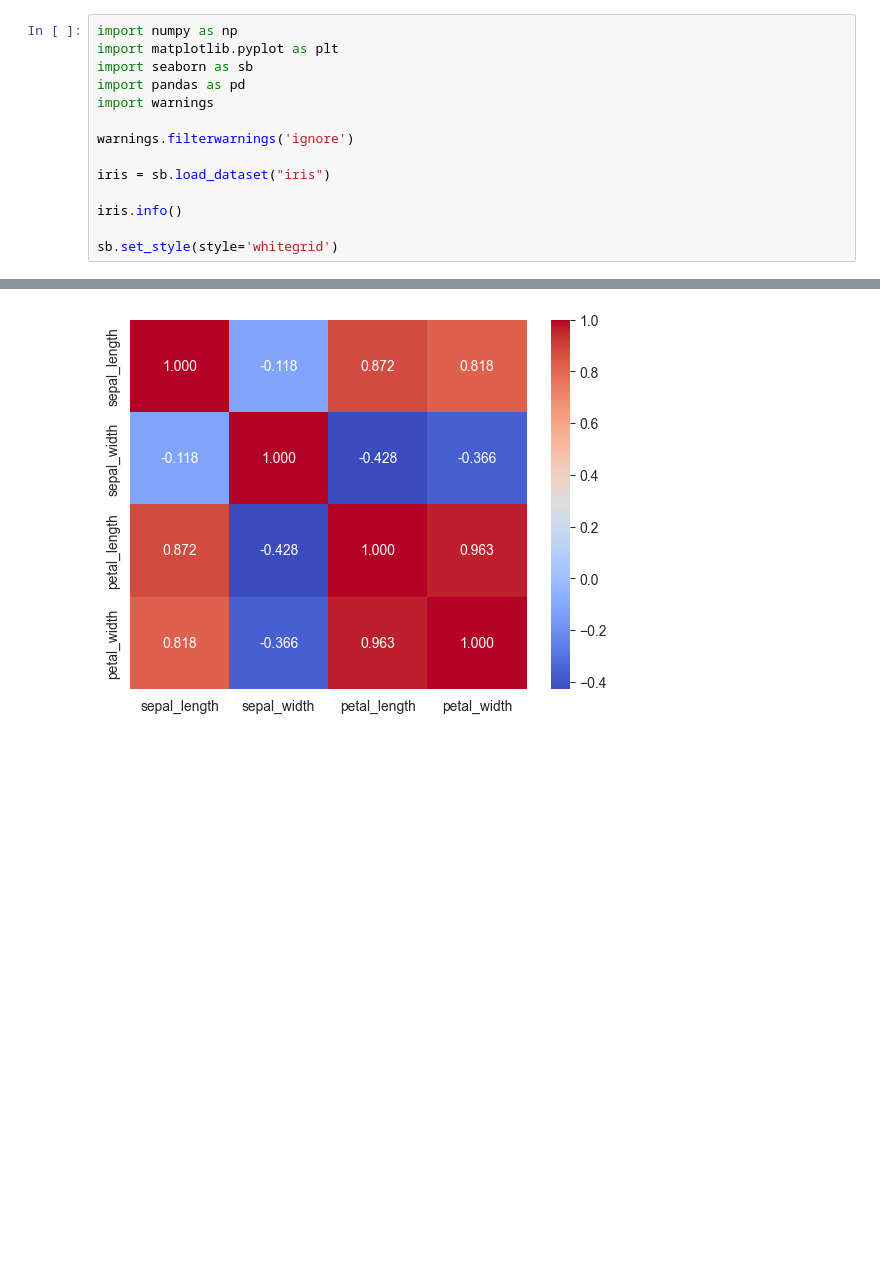
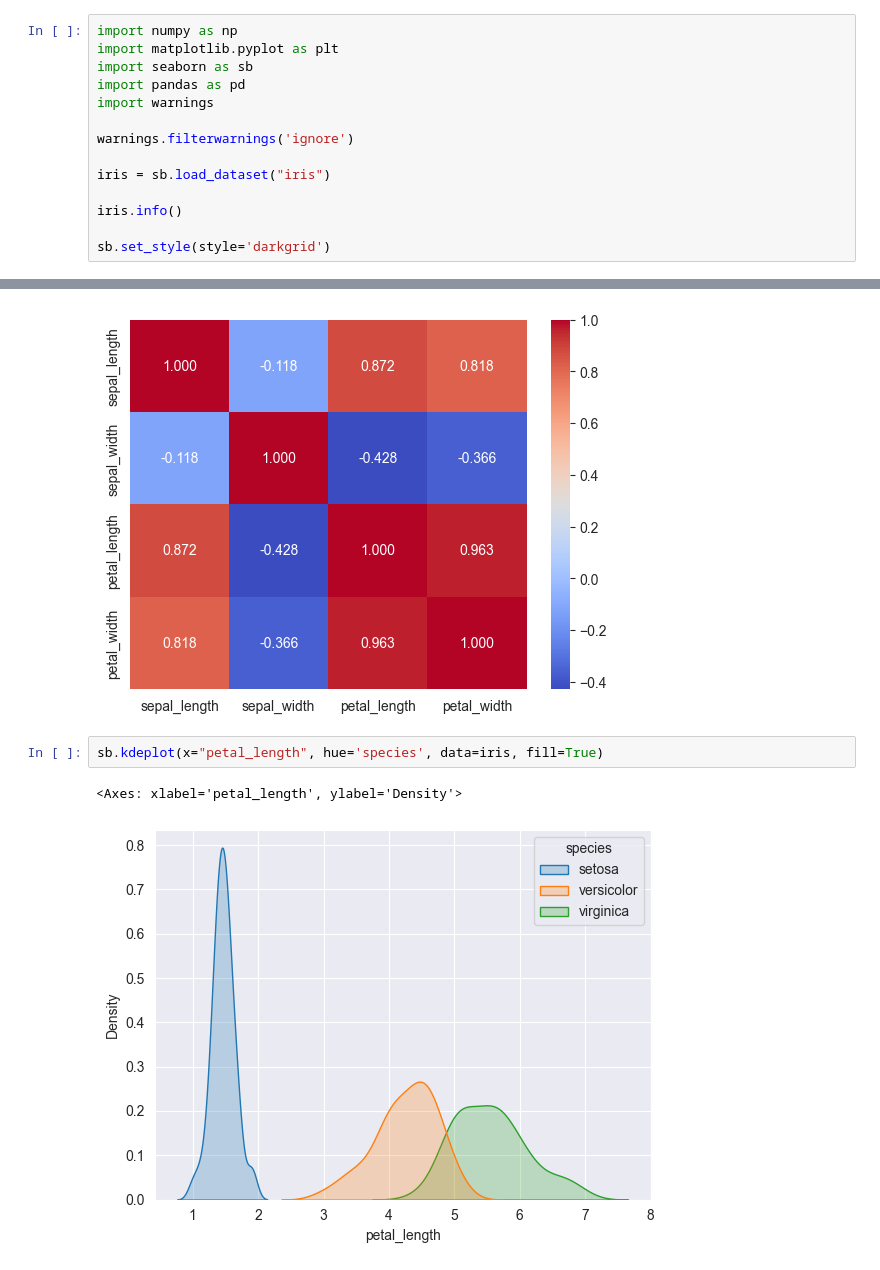
Before and after one commit to Jes-lan/PythonCodes, a Jupyter notebook: Homework.ipynb, the cells around one changed output, grey strips where cells are left out. Cells and saved outputs as stored; diff of their text form; blank space fills up the shorter version.

```diff
--- a/Homework.ipynb
+++ b/Homework.ipynb
@@ -11,7 +11,7 @@ iris = sb.load_dataset("iris")
 
 iris.info()
 
-sb.set_style(style='whitegrid')
+sb.set_style(style='darkgrid')
 # %% [output]
 <class 'pandas.core.frame.DataFrame'>
 RangeIndex: 150 entries, 0 to 149
@@ -50,3 +50,8 @@ sb.heatmap(corr, fmt='.3f', cmap="coolwarm", annot=True)
 plt.show()
 # %% [output]
 [figure]
+# %%
+sb.kdeplot(x="petal_length", hue='species', data=iris, fill=True)
+# %% [output]
+<Axes: xlabel='petal_length', ylabel='Density'>
+[figure, added]
```
Also changed, not shown: 1 other file.
